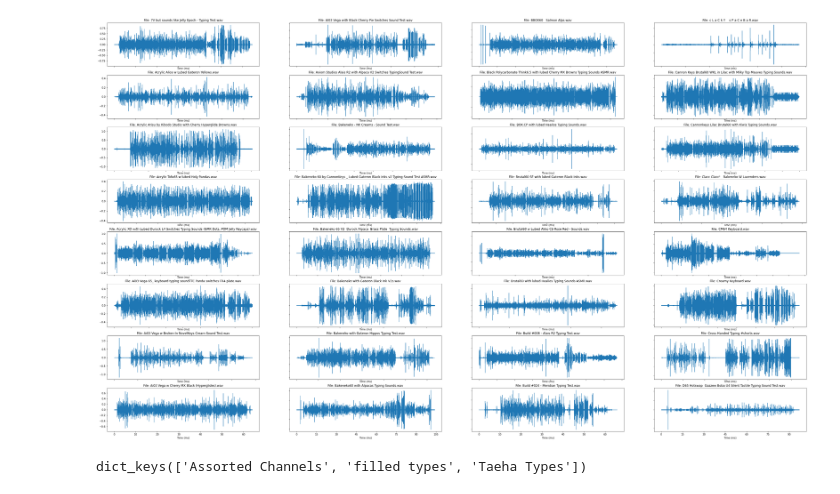
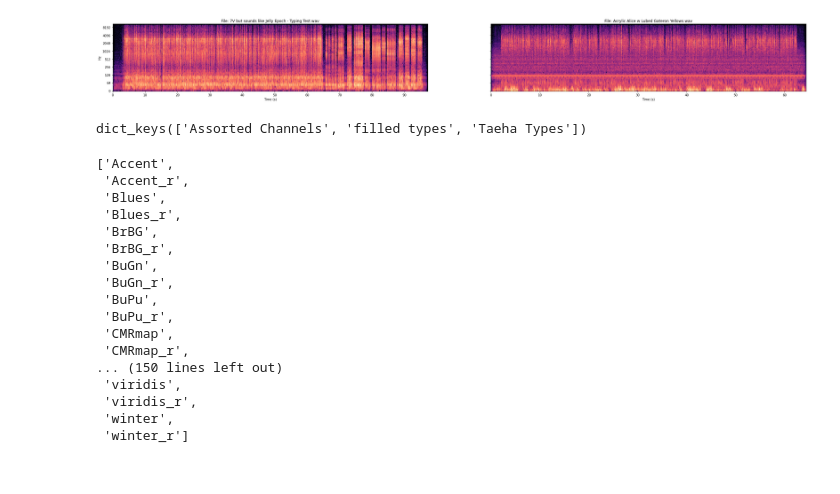
Before and after one commit to StevenKobza/Keybird-Hackathon, a Jupyter notebook: Playing with plots.ipynb, the cells around one changed output. Saved outputs shown, nothing was run; the diff lists cells and outputs as text; code cells hidden in the pictures.

```diff
--- a/Playing with plots.ipynb
+++ b/Playing with plots.ipynb
@@ -15,38 +15,41 @@ import json
 # %%
 with open('fileLocations.json') as json_file:
     data = json.load(json_file)
 
 path = os.getcwd() + "/datasets/"
 
 audios = []
 
 currentFolder = "/Assorted Channels/"
 
 for file in data["Assorted Channels"]:
     audios.append(file)
 
 
 
-fig = plt.figure(figsize=[50, 30])
-numRowsX = 4
-numRowsY = 8
+fig = plt.figure(figsize=[40, 4])
+numRowsX = 2
+numRowsY = 1
 ax = []
 for i in range(numRowsX):
     for j in range(numRowsY):
         ax.append(plt.subplot2grid((numRowsY, numRowsX), (j, i)))
 
 
 for i in range(numRowsX*numRowsY):
     times = np.arange(100)
     values = np.random.randn(len(times))
+    hop_length = 1024
     y, sr = librosa.load(path+currentFolder + audios[i])
-    img = librosa.display.waveshow(y, sr=sr, ax=ax[i])
+    D = librosa.amplitude_to_db(np.abs(librosa.stft(y, hop_length=hop_length)), ref = np.max)
+    img = librosa.display.specshow(D, y_axis='log', sr=sr, hop_length=hop_length, x_axis='time', ax=ax[i], fmin=0, fmax = 16000)
+    #img = librosa.display.waveshow(y, sr=sr, ax=ax[i])
     ax[i].set(title = "File: " + audios[i])
     ax[i].label_outer()
     ax[i].xaxis.set_major_formatter(librosa.display.TimeFormatter(unit='s'))
     ax[i].set(xlabel='Time (s)')
 # %% [output]
-[figure, old version]
+[figure, new version]
 # %%
 csvs = {}
 for outerFolder in os.listdir(os.getcwd() + "/datasets/"):
@@ -63,3 +66,23 @@ with open('fileLocations.json') as json_file:
 print(data.keys())
 # %% [output]
 dict_keys(['Assorted Channels', 'filled types', 'Taeha Types'])
+# %%
+plt.colormaps()
+# %% [output]
+['Accent',
+ 'Accent_r',
+ 'Blues',
+ 'Blues_r',
+ 'BrBG',
+ 'BrBG_r',
+ 'BuGn',
+ 'BuGn_r',
+ 'BuPu',
+ 'BuPu_r',
+ 'CMRmap',
+ 'CMRmap_r',
+... (150 lines left out)
+ 'viridis',
+ 'viridis_r',
+ 'winter',
+ 'winter_r']
```
Also changed, not shown: 1 other file.
